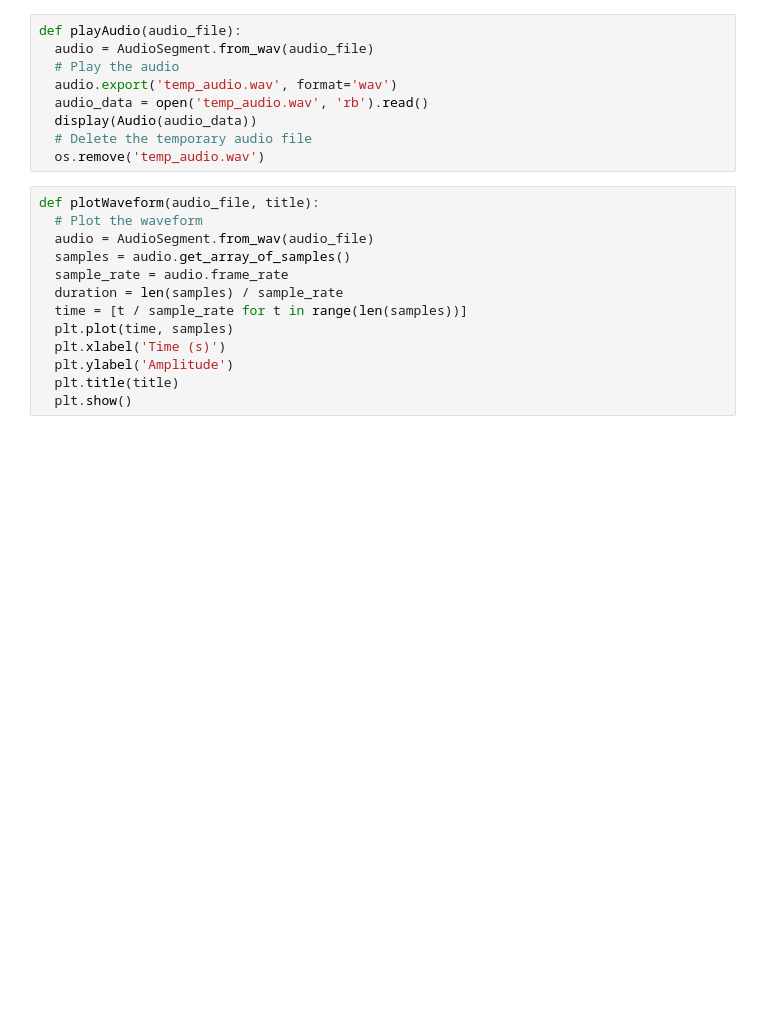
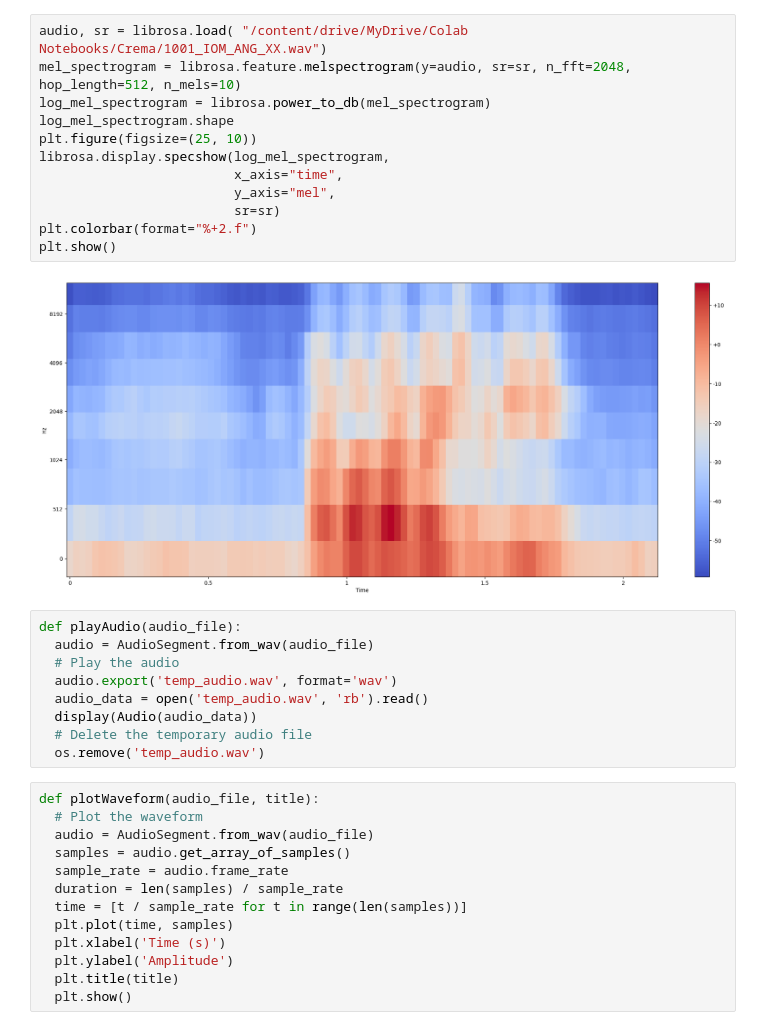
Before and after one commit to A190nux/Speech-Emotion-Recogniton, a Jupyter notebook: Speech_Emotion_Recognition_load_data.ipynb, the cells around one changed output. Saved outputs shown, nothing was run; the diff lists cells and outputs as text; blank space fills up the shorter version.

```diff
--- a/Speech_Emotion_Recognition_load_data.ipynb
+++ b/Speech_Emotion_Recognition_load_data.ipynb
@@ -21,3 +60,17 @@ AUDIO_PATH = "/content/drive/MyDrive/Colab Notebooks/Speech_Emotion/Crema/1001_D
+# %%
+audio, sr = librosa.load( "/content/drive/MyDrive/Colab Notebooks/Crema/1001_IOM_ANG_XX.wav")
+mel_spectrogram = librosa.feature.melspectrogram(y=audio, sr=sr, n_fft=2048, hop_length=512, n_mels=10)
+log_mel_spectrogram = librosa.power_to_db(mel_spectrogram)
+log_mel_spectrogram.shape
+plt.figure(figsize=(25, 10))
+librosa.display.specshow(log_mel_spectrogram,
+                         x_axis="time",
+                         y_axis="mel",
+                         sr=sr)
+plt.colorbar(format="%+2.f")
+plt.show()
+# %% [output]
+[figure, added]
 # %%
 def playAudio(audio_file):
   audio = AudioSegment.from_wav(audio_file)
```
Also changed, not shown: parts of 8 cells of this notebook.
